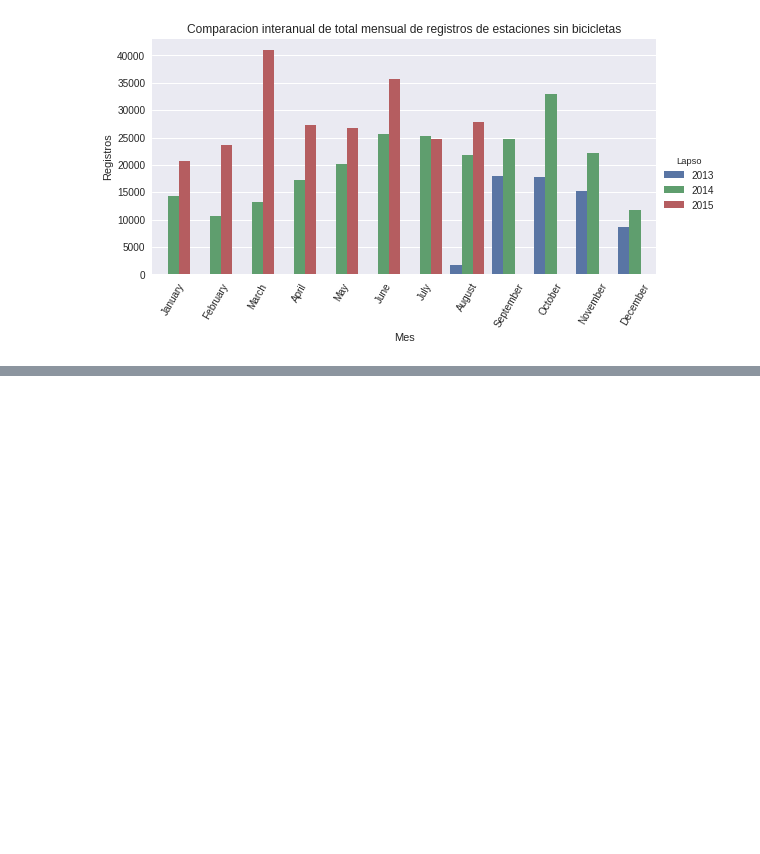
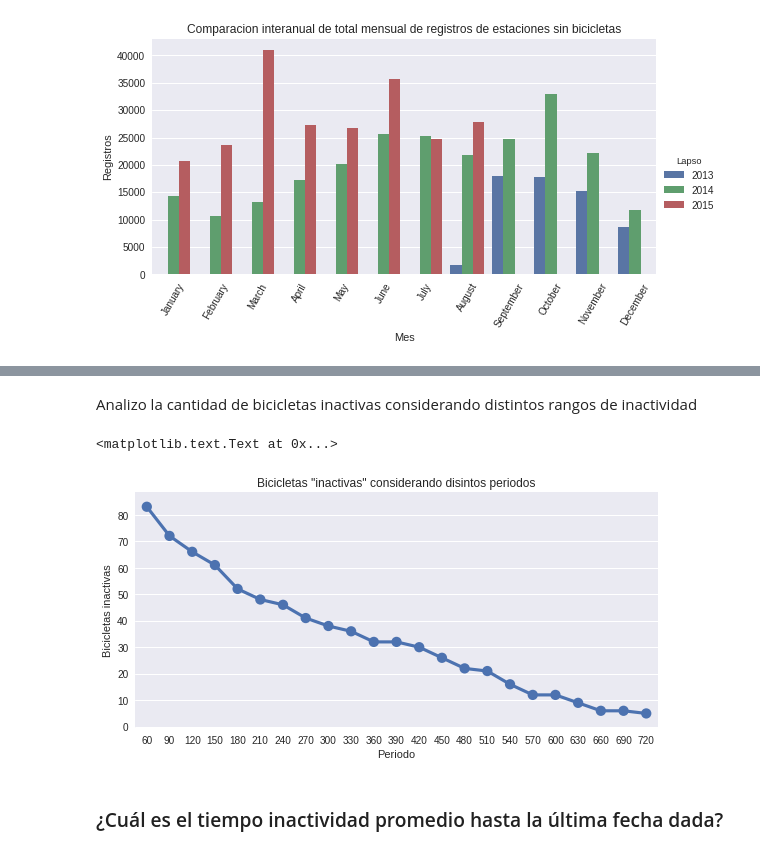
Before and after one commit to mreverter/datos-tp, a Jupyter notebook: TP1-Segunda Parte.ipynb, the cells around one changed output, grey strips where cells are left out. Cells and saved outputs as stored; diff of their text form; code cells hidden in the pictures; blank space fills up the shorter version.

```diff
--- a/TP1-Segunda Parte.ipynb
+++ b/TP1-Segunda Parte.ipynb
@@ -300,0 +415,19 @@ g.set_xticklabels(rotation=60)
+# %% [markdown]
+Analizo la cantidad de bicicletas inactivas considerando distintos rangos de inactividad
+# %%
+daysRange = range(0, 723, 30)
+inactiveBikes = []
+for i in daysRange:
+    inactiveCount = len(firstLastByBikeDf[firstLastByBikeDf['days_since_last'] > i])
+    inactiveBikes.append(inactiveCount)
+
+
+inactiveBikesDf = pd.DataFrame(data={'Periodo':pd.Series(data=list(daysRange)), 'Bicicletas inactivas':pd.Series(data=inactiveBikes)})
+
+g = sns.factorplot(x='Periodo', y='Bicicletas inactivas', data=inactiveBikesDf[inactiveBikesDf['Periodo'] > 30], size=4, aspect = 2)
+g.axes.flat[0].set_title('Bicicletas "inactivas" considerando disintos periodos')
+# %% [output]
+<matplotlib.text.Text at 0x...>
+[figure, added]
+# %% [markdown]
+### ¿Cuál es el tiempo inactividad promedio hasta la última fecha dada?
```
Also changed, not shown: parts of 18 cells of this notebook.
